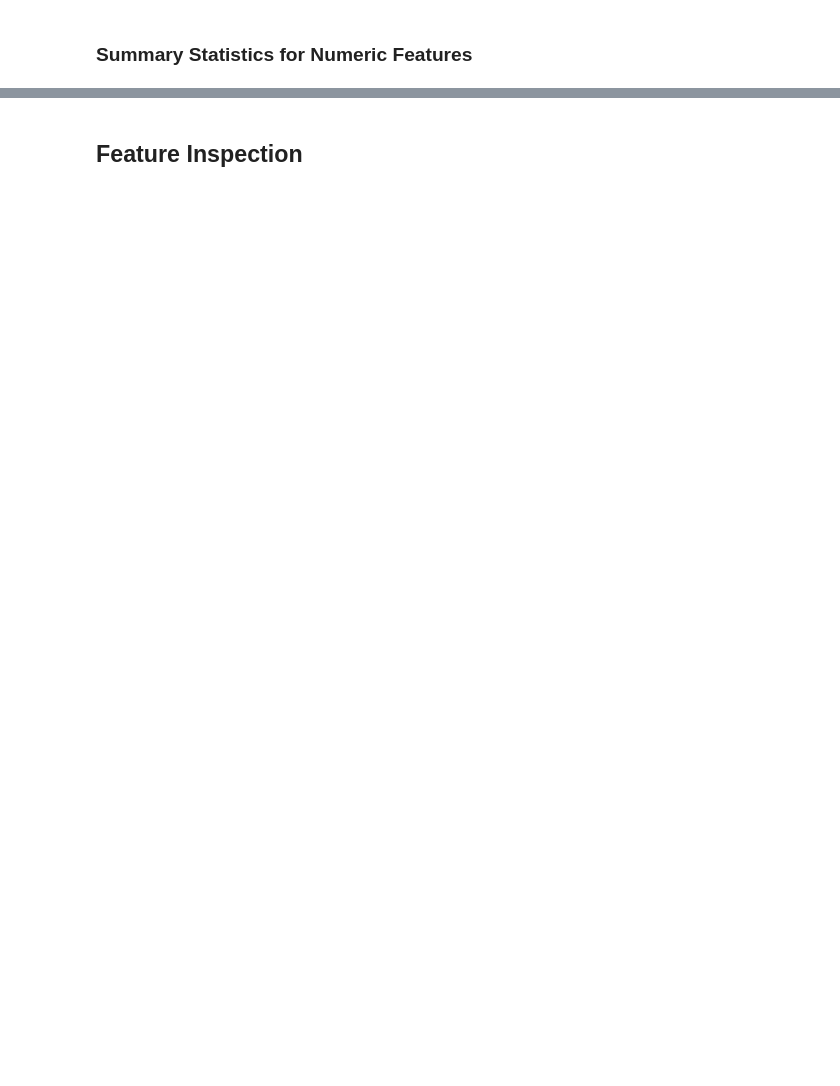
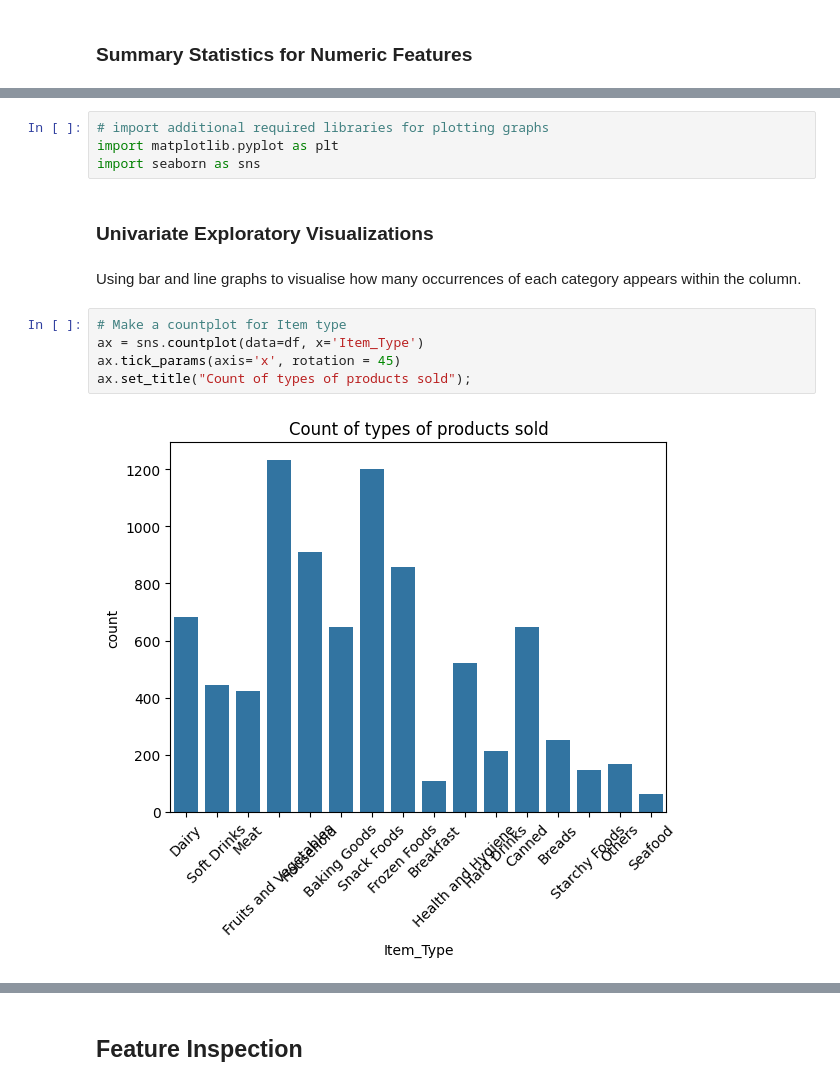
Before and after one commit to Aggie2024/Prediction-of-Product-Sales, a Jupyter notebook: Prediction_of_Product_Sales.ipynb, the cells around one changed output, grey strips where cells are left out. Drawn from its saved outputs; the diff is of its cells as text; blank space fills up the shorter version.

```diff
--- a/Prediction_of_Product_Sales.ipynb
+++ b/Prediction_of_Product_Sales.ipynb
@@ -391,0 +245,15 @@ df_sales.describe().round(2)
+# %%
+# import additional required libraries for plotting graphs
+import matplotlib.pyplot as plt
+import seaborn as sns
+# %% [markdown]
+### Univariate Exploratory Visualizations
+# %% [markdown]
+Using bar and line graphs to visualise how many occurrences of each category appears within the column.
+# %%
+# Make a countplot for Item type
+ax = sns.countplot(data=df, x='Item_Type')
+ax.tick_params(axis='x', rotation = 45)
+ax.set_title("Count of types of products sold");
+# %% [output]
+[figure, added]
```
Also changed, not shown: parts of 75 cells of this notebook.
